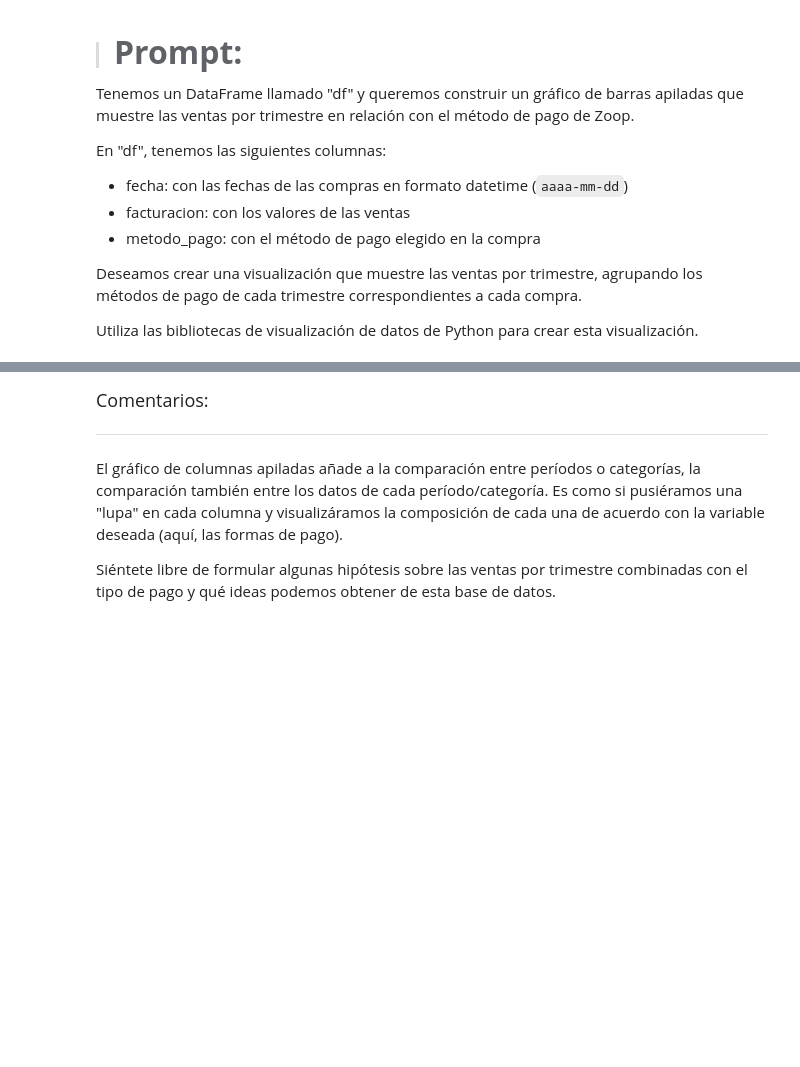
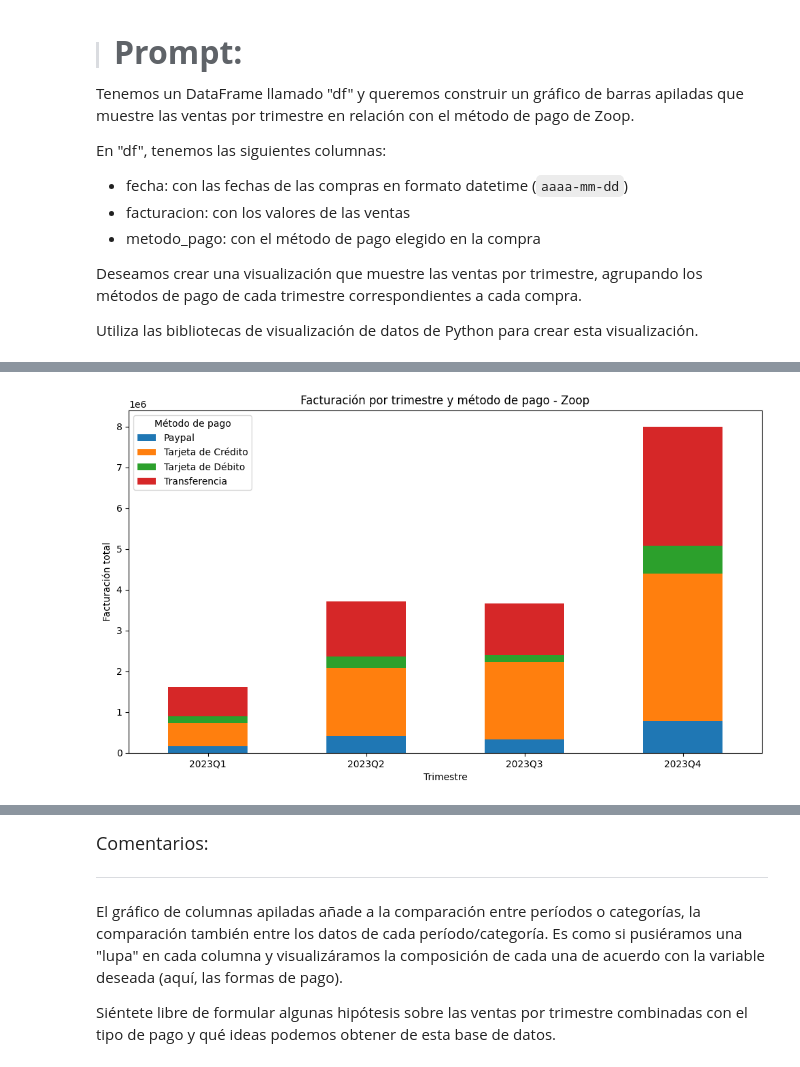
Before and after one commit to Yaaxek/IA-aplicada-a-la-ciencia-de-datos, a Jupyter notebook: ia_aplicada_a_ciencia_de_datos.ipynb, the cells around one changed output, grey strips where cells are left out. Saved outputs shown, nothing was run; the diff lists cells and outputs as text; code cells hidden in the pictures; blank space fills up the shorter version.

```diff
--- a/ia_aplicada_a_ciencia_de_datos.ipynb
+++ b/ia_aplicada_a_ciencia_de_datos.ipynb
@@ -279,3 +1553,28 @@ En "df", tenemos las siguientes columnas:
 Deseamos crear una visualización que muestre las ventas por trimestre, agrupando los métodos de pago de cada trimestre correspondientes a cada compra.
 
 Utiliza las bibliotecas de visualización de datos de Python para crear esta visualización.
+# %%
+# Asegurar que fecha esté en formato datetime
+df['fecha'] = pd.to_datetime(df['fecha'])
+
+# Crear columna de trimestre
+df['trimestre'] = df['fecha'].dt.to_period('Q')
+
+# Agrupar por trimestre y método de pago
+ventas_trimestre = (
+    df
+    .groupby(['trimestre', 'metodo_pago'])['facturacion']
+    .sum()
+    .reset_index()
+)
+
+# Convertir a formato pivot para gráfico apilado
+ventas_pivot = ventas_trimestre.pivot(
+    index='trimestre',
+    columns='metodo_pago',
+    values='facturacion'
+)
+
+# Convertir índice a string para mejor visualización
+ventas_pivot.index = ventas_pivot.index.astype(str)
+ventas_pivot
@@ -281,0 +1588,21 @@ Utiliza las bibliotecas de visualización de datos de Python para crear esta vis
+# %%
+# =========================
+# Crear gráfico apilado
+# =========================
+
+ventas_pivot.plot(
+    kind='bar',
+    stacked=True,
+    figsize=(10, 6)
+)
+
+plt.title('Facturación por trimestre y método de pago - Zoop')
+plt.xlabel('Trimestre')
+plt.ylabel('Facturación total')
+plt.xticks(rotation=0)
+
+plt.legend(title='Método de pago')
+plt.tight_layout()
+plt.show()
+# %% [output]
+[figure, added]
```
Also changed, not shown: parts of 72 cells of this notebook.
